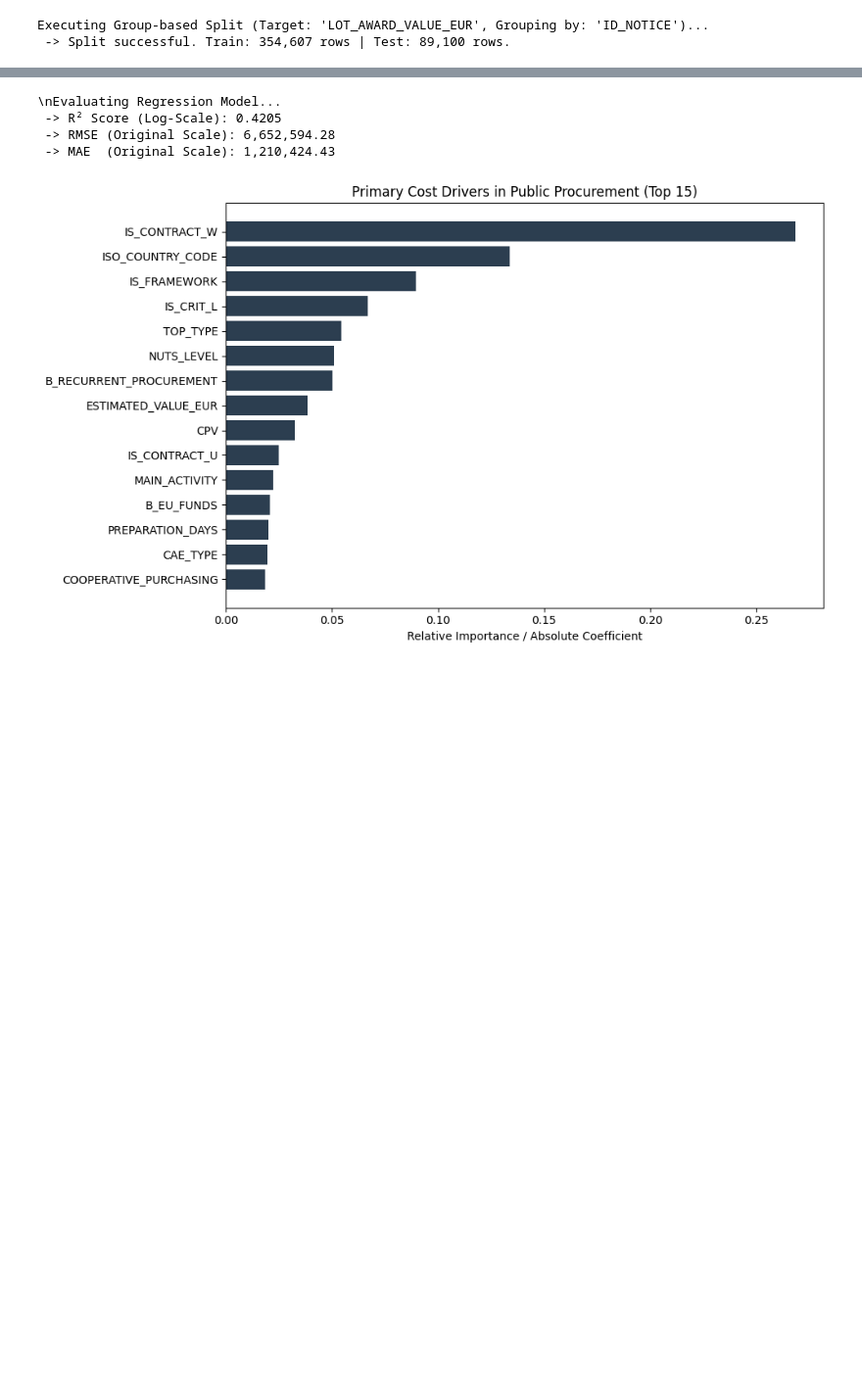
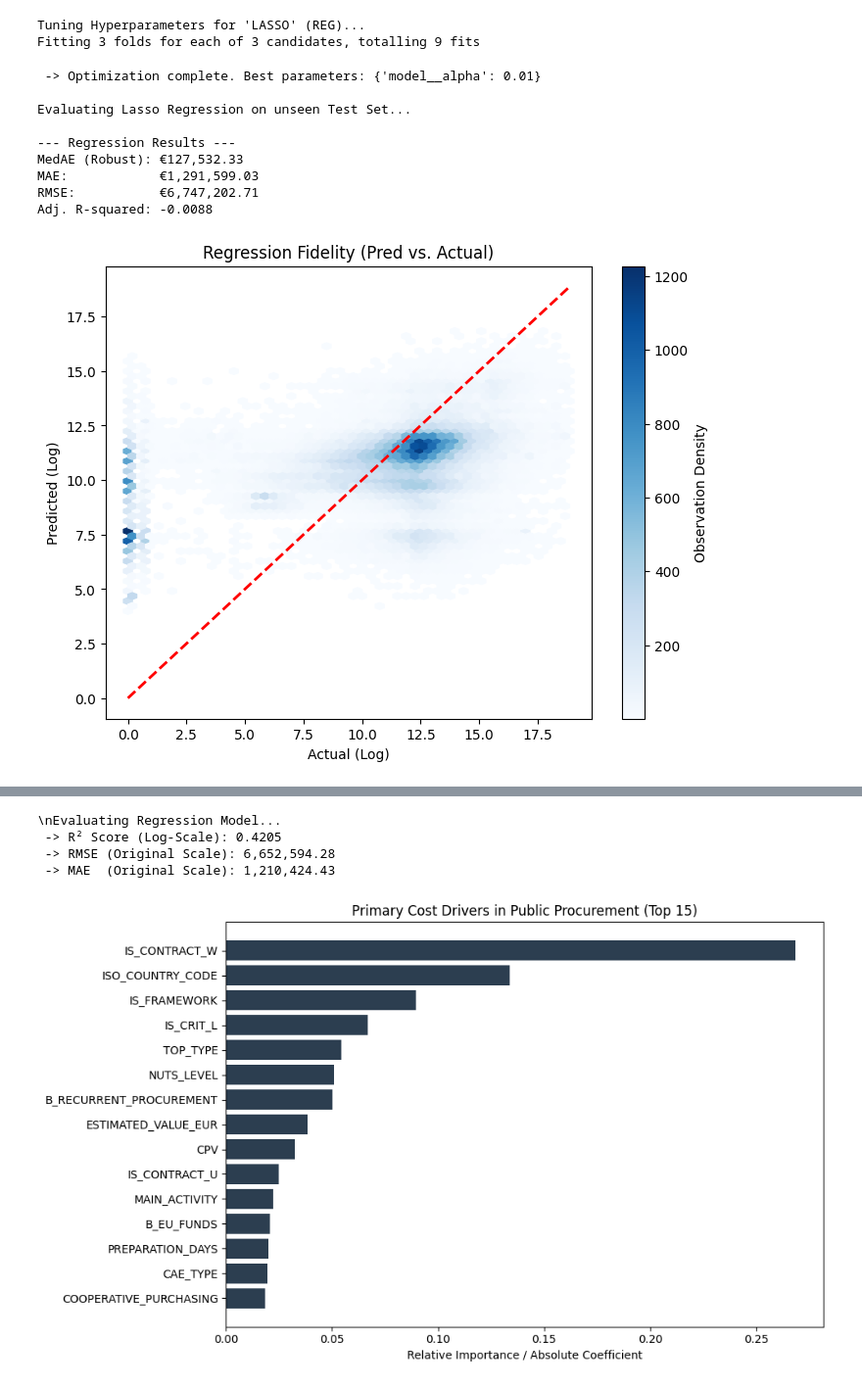
Before and after one commit to msuess23/egov-aids, a Jupyter notebook: 08_regression.ipynb, the cells around one changed output, grey strips where cells are left out. Shown at 98% size. Drawn from its saved outputs; the diff is of its cells as text; code cells hidden in the pictures; blank space fills up the shorter version.

```diff
--- a/08_regression.ipynb
+++ b/08_regression.ipynb
@@ -1,12 +1,14 @@
 # %%
 # ==============================================================================
-# PIPELINE 6C: Research Question 3 - Predicting Final Award Prices
-# Objective: Estimate lot prices and evaluate the econometric impact of competition.
+# PIPELINE 8: Supervised Learning - Regression (Predicting Lot Prices)
 # ==============================================================================
 import pandas as pd
-import numpy as np
-from src.training.preparation import perform_group_split
-from src.training.optimization import tune_supervised_model
-from src.training.evaluation import evaluate_regression, plot_feature_importance
+
+from src.training.supervised import prepare_supervised_data, tune_supervised_model
+from src.training.evaluation import evaluate_regression
+from src.training.visualization import plot_regression_density
 
 pd.set_option('display.max_columns', None)
+
+print("Loading Golden Dataset from Pipeline 5...")
+df_ml = pd.read_parquet("data/prepared/ted_prepared.parquet")
@@ -31,19 +43,32 @@ Filtered for Single-Lot procedures: 443,707 rows available for price prediction.
 # %%
 # ------------------------------------------------------------------------------
-# STEP 2: Partitioning for Model A (Pure Planning Phase)
+# STEP 2: Lasso Regression (Linear approach with automatic feature selection)
 # ------------------------------------------------------------------------------
-# We predict the price based ONLY on what the authority knows BEFORE publishing.
-# Therefore, we strictly exclude the actual bidder count and notice-level targets.
-exclusion_list_planning = ['TARGET_AWARD_VALUE_EUR', 'NUMBER_OF_TENDERS']
+model_lasso = tune_supervised_model(
+    X_train, y_train, groups_train, categorical_cols, numeric_cols,
+    model_name='lasso', task='reg', n_iter=10
+)
 
-features_train_plan, features_test_plan, target_train_plan, target_test_plan, groups_train_plan = perform_group_split(
-    df=dataset_single_lots,
-    target_col='LOT_AWARD_VALUE_EUR',
-    group_col='ID_NOTICE',
-    drop_cols=exclusion_list_planning
+print("\nEvaluating Lasso Regression on unseen Test Set...")
+preds_lasso = model_lasso.predict(X_test)
+eval_lasso = evaluate_regression(
+    y_test, preds_lasso,
+    n_features=len(categorical_cols + numeric_cols),
+    is_log_transformed=True # Assuming Pipeline 5 log-transformed the prices
 )
+plot_regression_density(y_test, preds_lasso)
 # %% [output]
-Executing Group-based Split (Target: 'LOT_AWARD_VALUE_EUR', Grouping by: 'ID_NOTICE')...
- -> Split successful. Train: 354,607 rows | Test: 89,100 rows.
+Tuning Hyperparameters for 'LASSO' (REG)...
+Fitting 3 folds for each of 3 candidates, totalling 9 fits
+ -> Optimization complete. Best parameters: {'model__alpha': 0.01}
+
+Evaluating Lasso Regression on unseen Test Set...
+
+--- Regression Results ---
+MedAE (Robust): €127,532.33
+MAE:            €1,291,599.03
+RMSE:           €6,747,202.71
+Adj. R-squared: -0.0088
+[figure, added]
 # %%
 # ------------------------------------------------------------------------------
```
Also changed, not shown: parts of 4 cells of this notebook, 21 other files.
